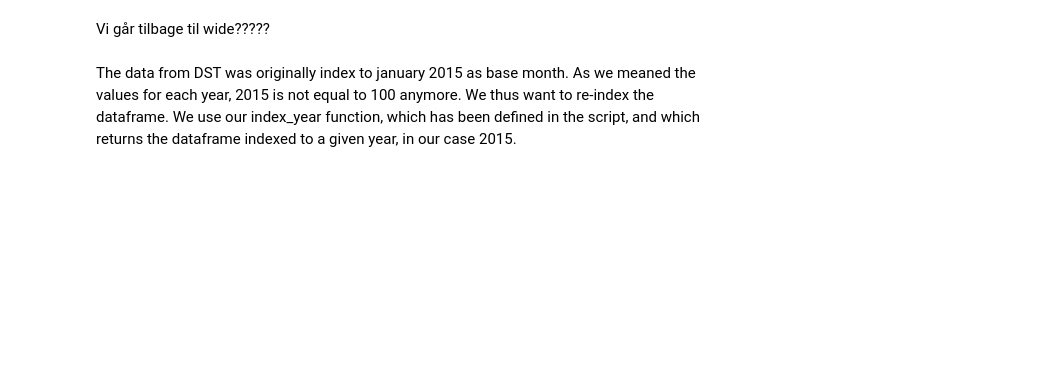
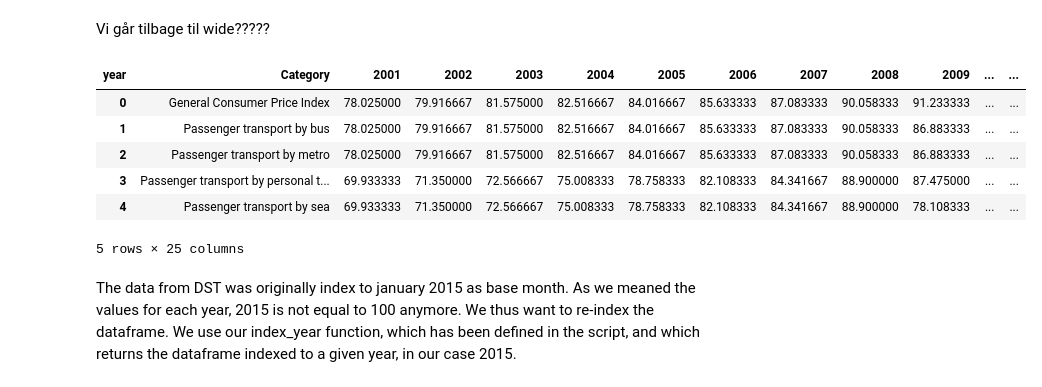
Before and after one commit to NumEconCopenhagen/projects-2024-jacobogmads, a Jupyter notebook: dataproject/dataproject copy1.ipynb, the cells around one changed output. Drawn from its saved outputs; the diff is of its cells as text; code cells hidden in the pictures; blank space fills up the shorter version.

```diff
--- a/dataproject/dataproject copy1.ipynb
+++ b/dataproject/dataproject copy1.ipynb
@@ -223,7 +248,7 @@ pris111_long['Value'] = pd.to_numeric(pris111_long['Value'], errors='coerce')
 We now convert the column names from the format from yyyyMmm to a proper datetime format.
 # %%
 # Convert 'Date' from the custom format 'YYYYMmm' to datetime, correcting the format
-pris111_long['Date'] = pd.to_datetime(pris111_long['Date'], format='%YM%m', errors='coerce')
+pris111_long['year'] = pd.to_datetime(pris111_long['Date'], format='%YM%m', errors='coerce')
 
 # Dropping rows where Date conversion resulted in NaT to clean up the data
-pris111_long.dropna(subset=['Date'], inplace=True)
+pris111_long.dropna(subset=['year'], inplace=True)
@@ -232,7 +255,7 @@ NameError: name 'pris111_long' is not defined
 # %% [markdown]
 We finally group by category and year, and calculate the mean for each group.
 # %%
-# Group by Category and Year, then calculate mean for each group
-pris111_yearly_mean = pris111_long.groupby(['Category', pris111_long['Date'].dt.year])['Value'].mean().reset_index()
+# Group by Category and year, then calculate mean for each group
+pris111_yearly_mean = pris111_long.groupby(['Category', pris111_long['year'].dt.year])['Value'].mean().reset_index()
 
 print(pris111_yearly_mean)
@@ -239,16 +277,24 @@ print(pris111_yearly_mean)
 # %% [markdown]
 Vi går tilbage til wide?????
 # %%
-pris111_wide = df_yearly_mean.pivot(index='Category', columns='Date', values='Value')
+pris111_wide = pris111_yearly_mean.pivot(index='Category', columns='year', values='Value')
 
 # forward fill to replace NaNs
 pris111_wide.fillna(method='ffill', inplace=True)
 
 # Reset the index so 'Date' is a column and not an index
 pris111_wide.reset_index(inplace=True)
 
 # Output the wide format DataFrame
 pris111_wide.head()
+# %% [output]
+| year | Category | 2001 | 2002 | 2003 | 2004 | 2005 | 2006 | 2007 | 2008 | 2009 | ... | ... |
+| 0 | General Consumer Price Index | 78.025000 | 79.916667 | 81.575000 | 82.516667 | 84.016667 | 85.633333 | 87.083333 | 90.058333 | 91.233333 | ... | ... |
+| 1 | Passenger transport by bus | 78.025000 | 79.916667 | 81.575000 | 82.516667 | 84.016667 | 85.633333 | 87.083333 | 90.058333 | 86.883333 | ... | ... |
+| 2 | Passenger transport by metro | 78.025000 | 79.916667 | 81.575000 | 82.516667 | 84.016667 | 85.633333 | 87.083333 | 90.058333 | 86.883333 | ... | ... |
+| 3 | Passenger transport by personal t... | 69.933333 | 71.350000 | 72.566667 | 75.008333 | 78.758333 | 82.108333 | 84.341667 | 88.900000 | 87.475000 | ... | ... |
+| 4 | Passenger transport by sea | 69.933333 | 71.350000 | 72.566667 | 75.008333 | 78.758333 | 82.108333 | 84.341667 | 88.900000 | 78.108333 | ... | ... |
+5 rows × 25 columns
 # %% [markdown]
 The data from DST was originally index to january 2015 as base month. As we meaned the values for each year, 2015 is not equal to 100 anymore. We thus want to re-index the dataframe. We use our index_year function, which has been defined in the script, and which returns the dataframe indexed to a given year, in our case 2015.
 # %%
```
Also changed, not shown: parts of 31 cells of this notebook, 2 other files.
